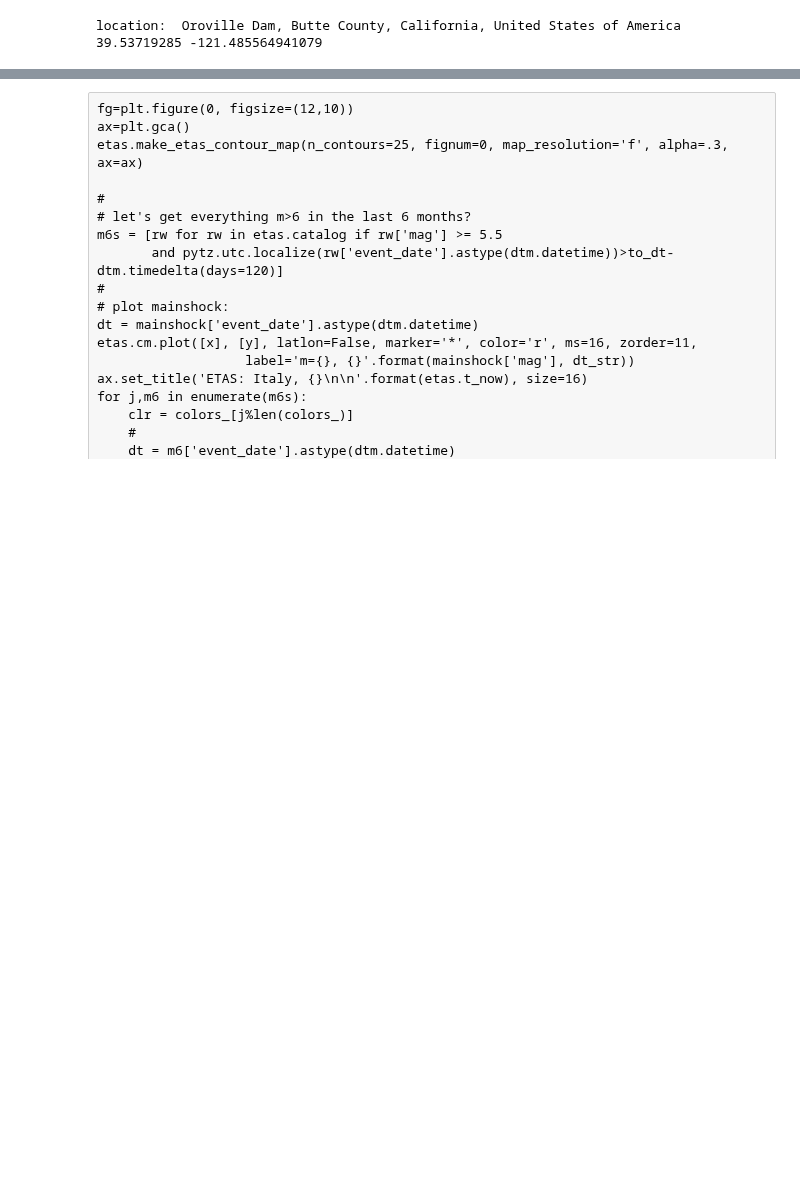
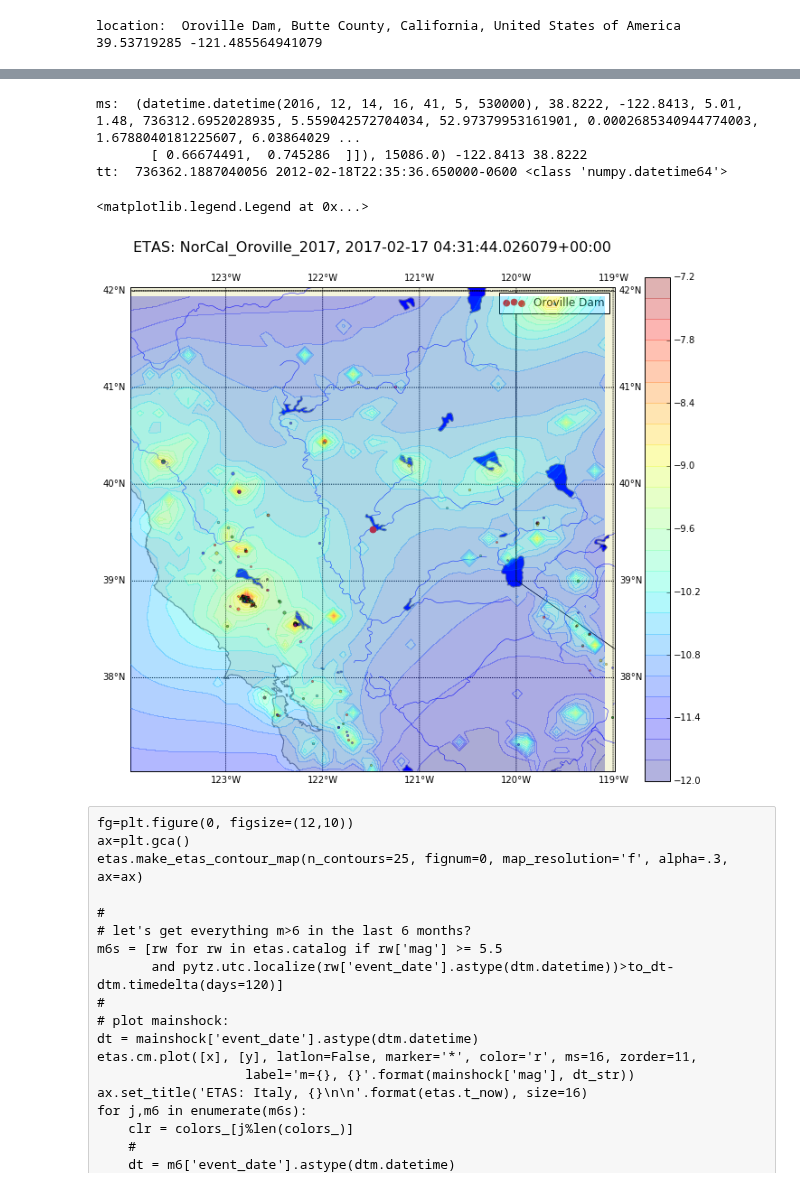
Before and after one commit to markyoder/globalETAS, a Jupyter notebook: ETAS_Nor_Cal_Oroville.ipynb, the cells around one changed output, grey strips where cells are left out. Saved outputs shown, nothing was run; the diff lists cells and outputs as text; code cells hidden in the pictures; blank space fills up the shorter version.

```diff
--- a/ETAS_Nor_Cal_Oroville.ipynb
+++ b/ETAS_Nor_Cal_Oroville.ipynb
@@ -212,36 +194,43 @@ dt_str = '{}-{}-{} {}:{}:{}'.format(dt.year, dt.month, dt.day, dt.hour, dt.minut
 #etas.cm.plot([lon0], [lat0], latlon=False, marker='*', color='r', ms=16, zorder=11,
 #                   label='m={}, {}'.format(m0, dt_str))
 
 ax.set_title('ETAS: {}, {}\n\n'.format(event_name, etas.t_now), size=16)
 for j,m6 in enumerate(m6s):
     clr = colors_[j%len(colors_)]
     #
     dt = m6['event_date'].astype(dtm.datetime)
     dt_str = '{}-{}-{} {}:{}:{}'.format(dt.year, dt.month, dt.day, dt.hour, dt.minute, dt.second)
     etas.cm.scatter(m6['lon'], m6['lat'], s=3*(m6['mag']+12.), edgecolors=clr,
                           c='none', marker='o', zorder=11, label='m={}, {}'.format(m6['mag'], dt_str))
 
 x,y = etas.cm(*ll_0)
-etas.cm.scatter([x],[y], marker='o', s=45, edgecolors='r', c='r',
+etas.cm.scatter([x],[y], marker='o', s=55, edgecolors='r', c='r',
                     label=ll_0_str)
 t_cat = mpd.date2num(etas.t_now-dtm.timedelta(days=15))
 print('tt: ', t_cat, etas.catalog['event_date'][0], type(etas.catalog['event_date'][0]))
 k=0
 for j,rw in enumerate(etas.catalog):
     if mpd.date2num(rw['event_date'].astype(dtm.datetime))<t_cat: continue
     k+=1
     clr = colors_[k%len(colors_)]
     #
     dt = rw['event_date'].astype(dtm.datetime)
     dt_str = '{}-{}-{} {}:{}:{}'.format(dt.year, dt.month, dt.day, dt.hour, dt.minute, dt.second)
     #etas.cm.scatter(rw['lon'],rw['lat'], s=3*(rw['mag']+12.), edgecolors=clr,
     #                      c='none', marker='o', zorder=11, label='m={}, {}'.format(rw['mag'], dt_str))
     etas.cm.plot(rw['lon'],rw['lat'], ms=1*(rw['mag']+1.), color=clr, alpha=.5,
-                          marker='o', zorder=11, label='m={}, {}'.format(rw['mag'], dt_str), latlon=True)
+                          marker='o', zorder=11, latlon=True)
+    # label='m={}, {}'.format(rw['mag'], dt_str),
 
     #
-plt.gca().legend()
+plt.gca().legend(loc=0, numpoints=1)
 #print(etas.catalog[-10:])
+# %% [output]
+ms:  (datetime.datetime(2016, 12, 14, 16, 41, 5, 530000), 38.8222, -122.8413, 5.01, 1.48, 736312.6952028935, 5.559042572704034, 52.97379953161901, 0.0002685340944774003, 1.6788040181225607, 6.03864029 ...
+       [ 0.66674491,  0.745286  ]]), 15086.0) -122.8413 38.8222
+tt:  736362.1887040056 2012-02-18T22:35:36.650000-0600 <class 'numpy.datetime64'>
+<matplotlib.legend.Legend at 0x...>
+[figure, added]
 # %% [raw]
 fg=plt.figure(0, figsize=(12,10))
 ax=plt.gca()
```
Also changed, not shown: parts of 8 cells of this notebook, 1 other file.
